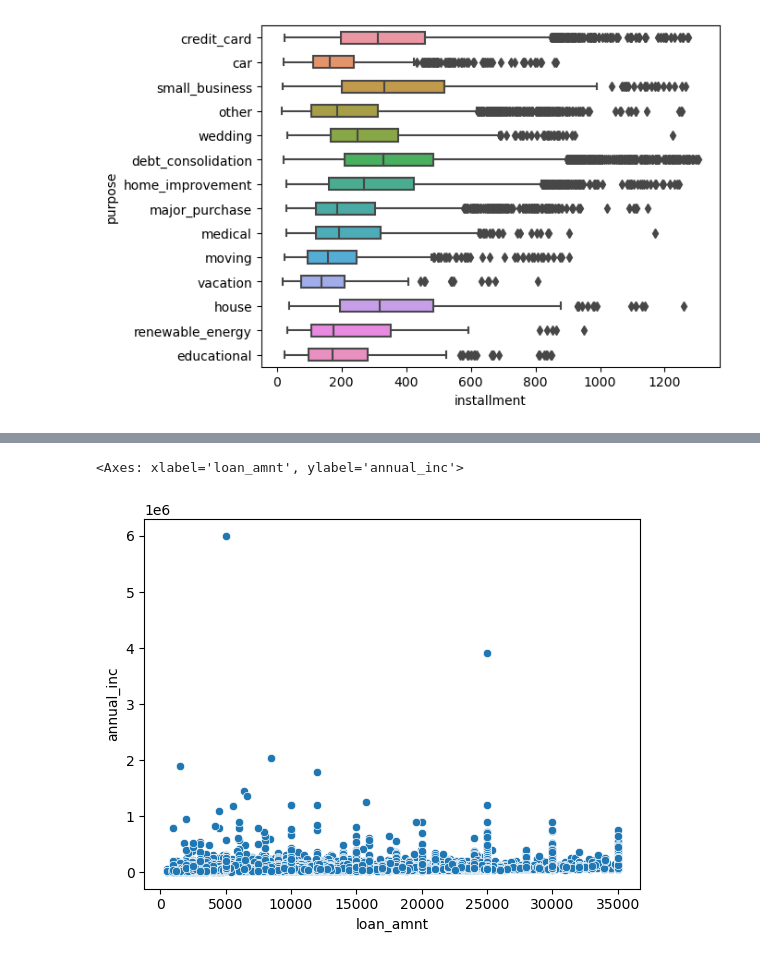
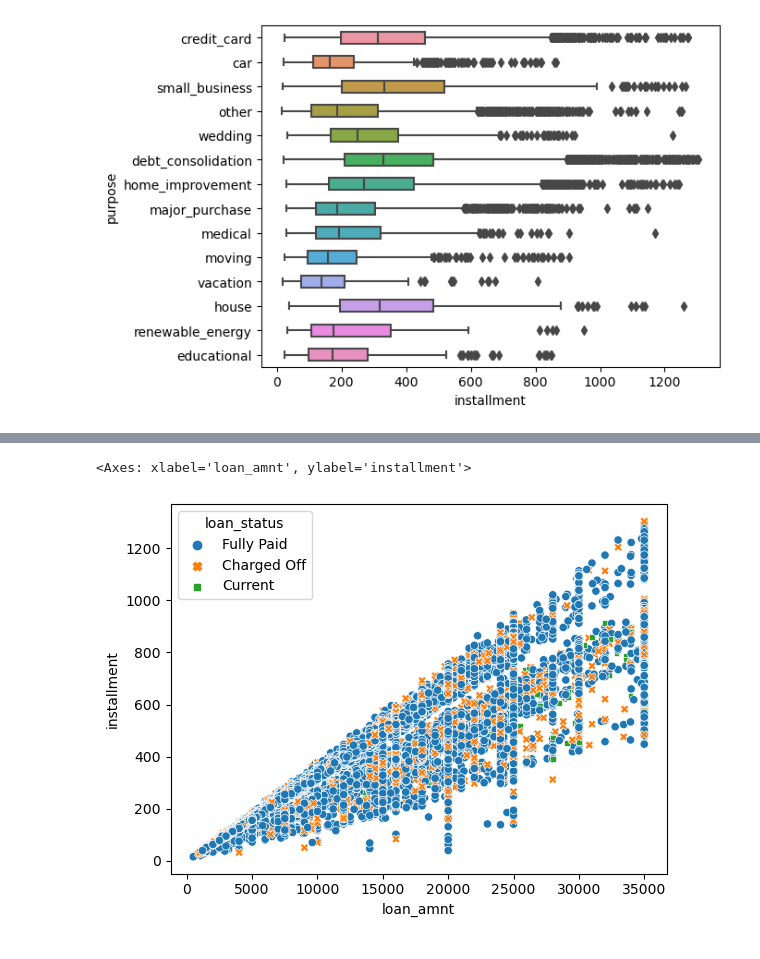
Before and after one commit to zuhair30/Lending_Club_Case_Study_SYEDandNAAZ, a Jupyter notebook: SYED_ZUHAIR_ABBAS.ipynb, the cells around one changed output, grey strips where cells are left out. Drawn from its saved outputs; the diff is of its cells as text; code cells hidden in the pictures.

```diff
--- a/SYED_ZUHAIR_ABBAS.ipynb
+++ b/SYED_ZUHAIR_ABBAS.ipynb
@@ -116,5 +116,9 @@ data.isnull().sum()
 df = pd.DataFrame(data)
 df2 = df.drop(df.loc[:, 'dti_joint':'total_il_high_credit_limit'].columns, axis=1)
 df2.shape
-df2.info() # full data  set with entire set of  included for all charged off and fully paid and current
+#df2.info() # full data  set with entire set of all status included for all charged off and fully paid and current
+df2["annual_inc"].describe()
+#remove the outlier
+df2 = df2[df2["annual_inc"] < df2["annual_inc"].quantile(0.99)]
+df2["annual_inc"].describe()
 # %% [output]
@@ -319,3 +278,13 @@ sns.displot(data=df2, x="loan_amnt", hue = "loan_status", kind="kde" ,  multiple
 # %% [output]
 <seaborn.axisgrid.FacetGrid at 0x...>
 [figure]
+# %%
+#### See the correlation between variables create a new DF from existing ones for continuous valriable
+
+df_new_corr = df2[['loan_amnt', 'annual_inc','funded_amnt','dti','total_pymnt','installment','revol_bal','recoveries']]
+#print(df_new_corr.info())
+loan_correlation = df_new_corr.corr()
+sns.set(font_scale=1.1)
+#sns.clustermap(loan_correlation,annot=True,figsize=(12, 8),cmap="crest")
+sns.heatmap(loan_correlation,annot=True,cmap="crest")
+print("Inference : DTI is negatively correlated with annual inc or loan amount and recoveries is also very weakly correlated with most vars not giving much insight")
@@ -326 +299,12 @@ sns.boxplot(data=df2, x="loan_status", y="loan_amnt")
 [figure]
+# %%
+#sns.boxplot(data=df2, x="grade", y="int_rate") #   error as int_rate is not numeric convert it first
+#df2["int_rate_num"] = df2['int_rate'].str.extract('(\d+)')
+df2['int_rate'] = df2['int_rate'].str.extract('(\d+)')
+df2['int_rate2'] = df2['int_rate'].astype(str).astype(int)# converts object type to float or numeric var
+df2['int_rate2'].head()
+#df2.head()
+#print(df2.head())
+#df2["int_rate_num"] = df2
+sns.boxplot(data=df2, x="grade", y="int_rate2")
+print("Inference : Grade F , G , E have high interest rates as compared to others")
@@ -349,8 +358,9 @@ Installments for credit card , debt consolidation , small_business and house are
 # %%
 #sns.boxplot(data=df2, x="loan_amnt", y="annual_inc")
-sns.scatterplot(data=df2, x="loan_amnt", y="annual_inc") ## not much inference except that there are outliers whihc we need to remove
+sns.scatterplot(data=df2, x="loan_amnt", y="installment" ,hue = "loan_status", style="loan_status")
+print("proportion of fully paid are higher than charge off ")
 # %% [output]
-<Axes: xlabel='loan_amnt', ylabel='annual_inc'>
+<Axes: xlabel='loan_amnt', ylabel='installment'>
-[figure, old version]
+[figure, new version]
 # %%
 #sns.boxplot(data=df2, x="loan_status", y="emp_length") -- gsve error that emp len is not numeric
```
Also changed, not shown: parts of 37 cells of this notebook.
